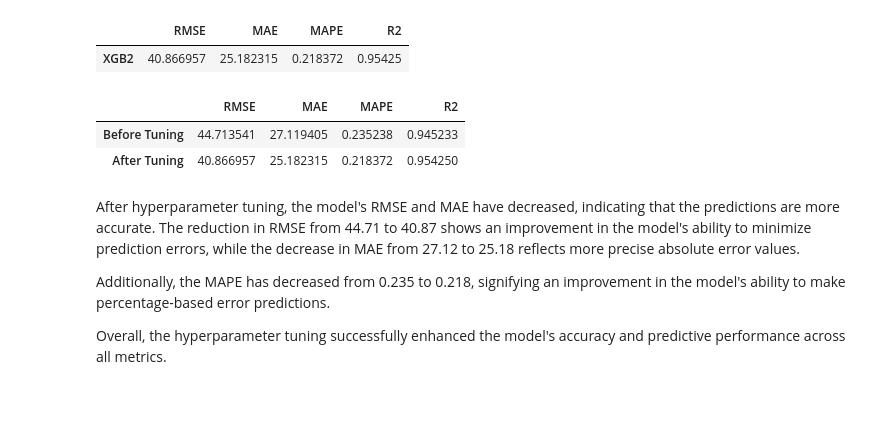
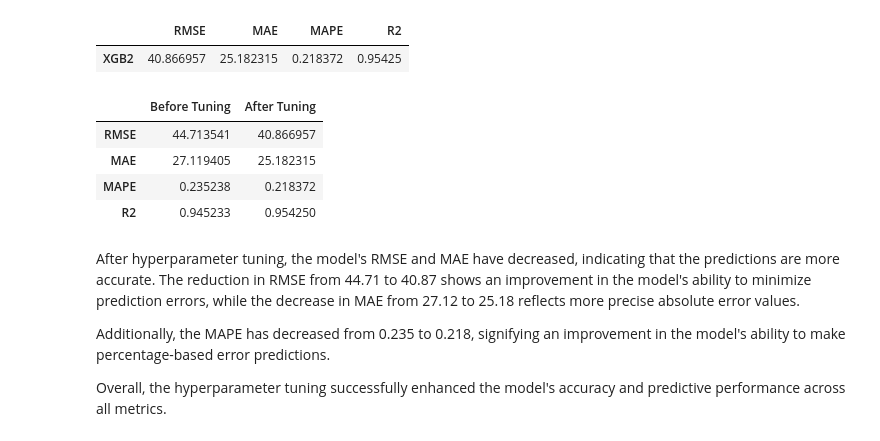
Before and after one commit to SamuelEl09/bike_sharing, a Jupyter notebook: notebooks/Bike_Sharing_Prediction_Capstone.ipynb, the cells around one changed output. Drawn from its saved outputs; the diff is of its cells as text; code cells hidden in the pictures; blank space fills up the shorter version.

```diff
--- a/notebooks/Bike_Sharing_Prediction_Capstone.ipynb
+++ b/notebooks/Bike_Sharing_Prediction_Capstone.ipynb
@@ -1134,11 +1137,13 @@ score_after_tuning_2
 # %%
 pd.concat([
     score_before_tuning, score_after_tuning_2
-]).reset_index(drop=True).rename(index={0:'Before Tuning',1:'After Tuning'})
+]).reset_index(drop=True).rename(index={0:'Before Tuning',1:'After Tuning'}).T
 # %% [output]
-|  | RMSE | MAE | MAPE | R2 |
-| Before Tuning | 44.713541 | 27.119405 | 0.235238 | 0.945233 |
-| After Tuning | 40.866957 | 25.182315 | 0.218372 | 0.954250 |
+|  | Before Tuning | After Tuning |
+| RMSE | 44.713541 | 40.866957 |
+| MAE | 27.119405 | 25.182315 |
+| MAPE | 0.235238 | 0.218372 |
+| R2 | 0.945233 | 0.954250 |
 # %% [markdown]
 After hyperparameter tuning, the model's RMSE and MAE have decreased, indicating that the predictions are more accurate. The reduction in RMSE from 44.71 to 40.87 shows an improvement in the model's ability to minimize prediction errors, while the decrease in MAE from 27.12 to 25.18 reflects more precise absolute error values.
 
```
Also changed, not shown: parts of 7 cells of this notebook, 2 other files.
